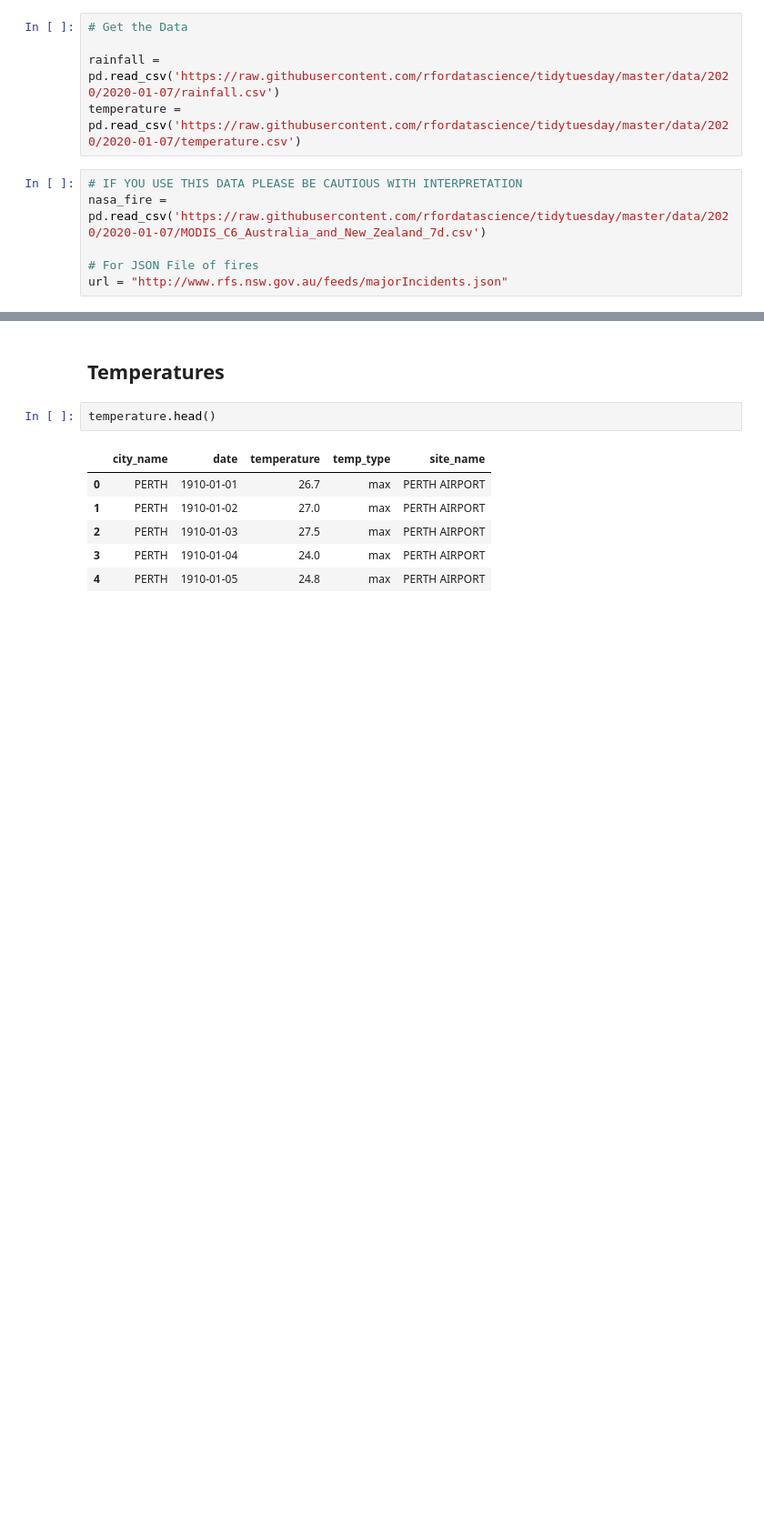
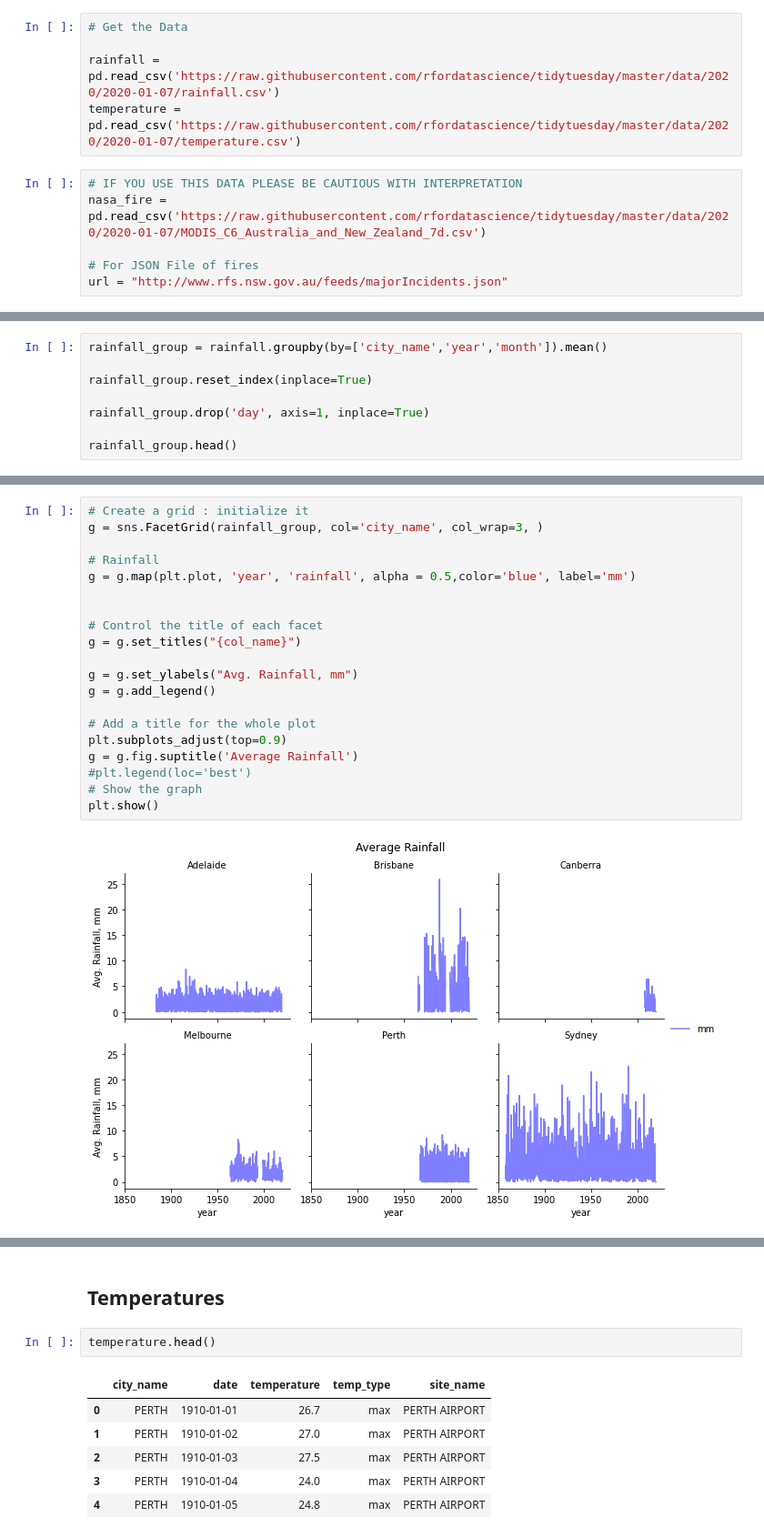
Before and after one commit to sanjivch/TidyTuesday, a Jupyter notebook: Tidy_Tuesday_2020_01_07_Australia_Fires.ipynb, the cells around one changed output, grey strips where cells are left out. Shown at 91% size. Saved outputs shown, nothing was run; the diff lists cells and outputs as text; blank space fills up the shorter version.

```diff
--- a/Tidy_Tuesday_2020_01_07_Australia_Fires.ipynb
+++ b/Tidy_Tuesday_2020_01_07_Australia_Fires.ipynb
@@ -25,3 +35,11 @@ rainfall.tail()
 | 179270 | 86232 | Melbourne | 2020 | 1 | 4 | 0.0 | NaN | N | -37.83 | 144.98 | ... |
 | 179271 | 86232 | Melbourne | 2020 | 1 | 5 | 6.0 | 1.0 | N | -37.83 | 144.98 | ... |
 | 179272 | 86232 | Melbourne | 2020 | 1 | 6 | 7.4 | 1.0 | N | -37.83 | 144.98 | ... |
+# %%
+rainfall_group = rainfall.groupby(by=['city_name','year','month']).mean()
+
+rainfall_group.reset_index(inplace=True)
+
+rainfall_group.drop('day', axis=1, inplace=True)
+
+rainfall_group.head()
@@ -27,0 +73,22 @@ rainfall.tail()
+# %%
+# Create a grid : initialize it
+g = sns.FacetGrid(rainfall_group, col='city_name', col_wrap=3, )
+
+# Rainfall
+g = g.map(plt.plot, 'year', 'rainfall', alpha = 0.5,color='blue', label='mm')
+
+
+# Control the title of each facet
+g = g.set_titles("{col_name}")
+
+g = g.set_ylabels("Avg. Rainfall, mm")
+g = g.add_legend()
+
+# Add a title for the whole plot
+plt.subplots_adjust(top=0.9)
+g = g.fig.suptitle('Average Rainfall')
+#plt.legend(loc='best')
+# Show the graph
+plt.show()
+# %% [output]
+[figure, added]
```
Also changed, not shown: parts of 11 cells of this notebook.
